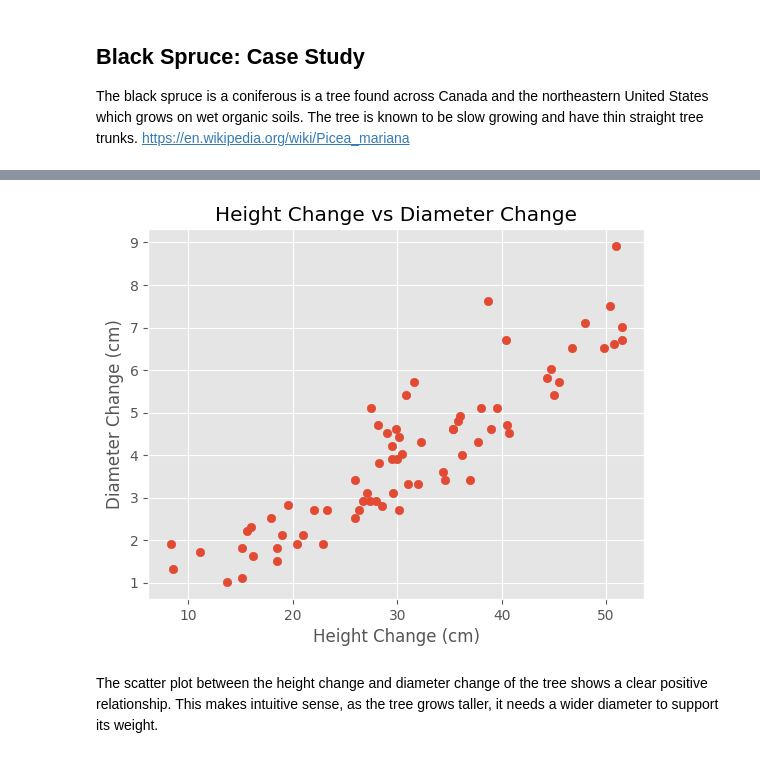
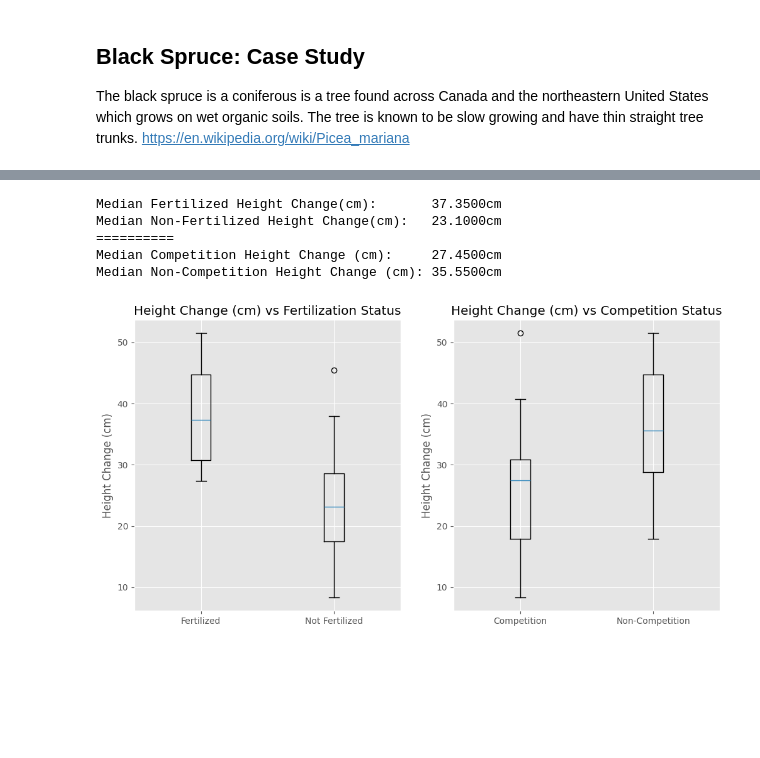
Before and after one commit to tzabilowicz/DataScience, a Jupyter notebook: case_studies/black_spruce.ipynb, the cells around one changed output, grey strips where cells are left out. Saved outputs shown, nothing was run; the diff lists cells and outputs as text; code cells hidden in the pictures; blank space fills up the shorter version.

```diff
--- a/case_studies/black_spruce.ipynb
+++ b/case_studies/black_spruce.ipynb
@@ -82,10 +138,44 @@ The boxplot shows there is a clear relationship between the fertilization of the
-# %%
-plt.scatter(black_spruce["Ht.change"], black_spruce["Di.change"])
-plt.title("Height Change vs Diameter Change")
-plt.xlabel("Height Change (cm)")
-plt.ylabel("Diameter Change (cm)")
-plt.show()
-# %% [output]
-[figure, removed]
-# %% [markdown]
-The scatter plot between the height change and diameter change of the tree shows a clear positive relationship. This makes intuitive sense, as the tree grows taller, it needs a wider diameter to support its weight.
+# %%
+# Fertilized and Unfertilized trees
+height_fertilized = black_spruce.loc[
+    black_spruce["Fertilizer"] == "F", "Ht.change"
+]
+height_nonfertilized = black_spruce.loc[
+    black_spruce["Fertilizer"] == "NF", "Ht.change"
+]
+
+# Competition and Non-Competition trees
+height_competition = black_spruce.loc[
+    black_spruce["Competition"] == "C", "Ht.change"
+]
+height_noncompetition = black_spruce.loc[
+    black_spruce["Competition"] == "NC", "Ht.change"
+]
+
+print(f"Median Fertilized Height Change(cm):       {height_fertilized.median():.4f}cm")
+print(f"Median Non-Fertilized Height Change(cm):   {height_nonfertilized.median():.4f}cm")
+print("==========")
+print(f"Median Competition Height Change (cm):     {height_competition.median():.4f}cm")
+print(f"Median Non-Competition Height Change (cm): {height_noncompetition.median():.4f}cm")
+
+# Create the box plot
+fig, axs = plt.subplots(nrows=1, ncols=2, figsize=(12, 6))
+
+axs[0].boxplot([height_fertilized, height_nonfertilized])
+axs[0].set_title("Height Change (cm) vs Fertilization Status")
+axs[0].set_xticklabels(["Fertilized", "Not Fertilized"])
+axs[0].set_ylabel("Height Change (cm)")
+
+axs[1].boxplot([height_competition, height_noncompetition])
+axs[1].set_title("Height Change (cm) vs Competition Status")
+axs[1].set_xticklabels(["Competition", "Non-Competition"])
+axs[1].set_ylabel("Height Change (cm)")
+
+plt.show()
+# %% [output]
+Median Fertilized Height Change(cm):       37.3500cm
+Median Non-Fertilized Height Change(cm):   23.1000cm
+==========
+Median Competition Height Change (cm):     27.4500cm
+Median Non-Competition Height Change (cm): 35.5500cm
+[figure, added]
```
Also changed, not shown: parts of 14 cells of this notebook, 1 other file.
